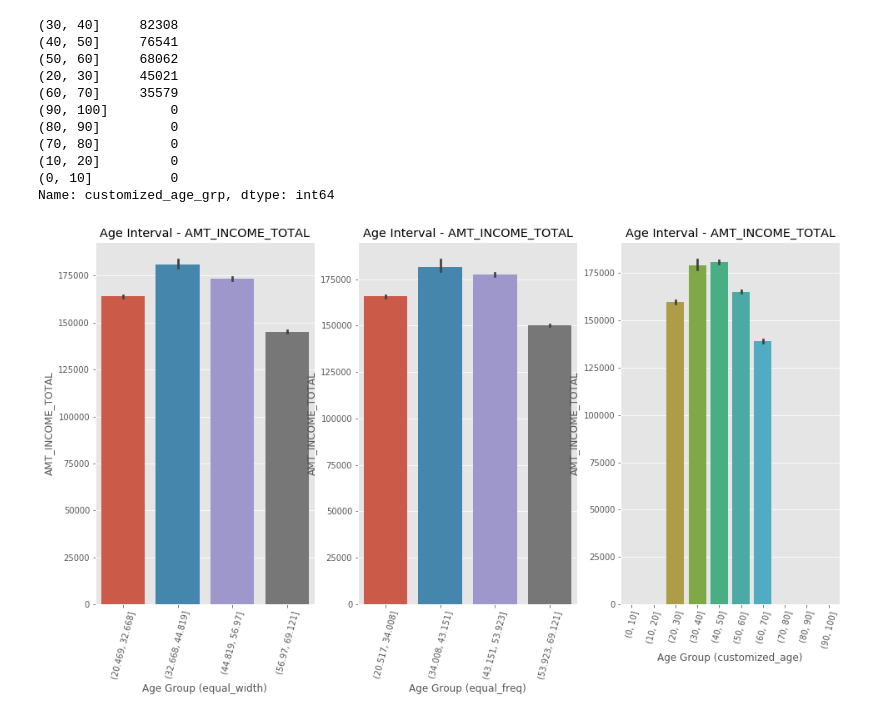
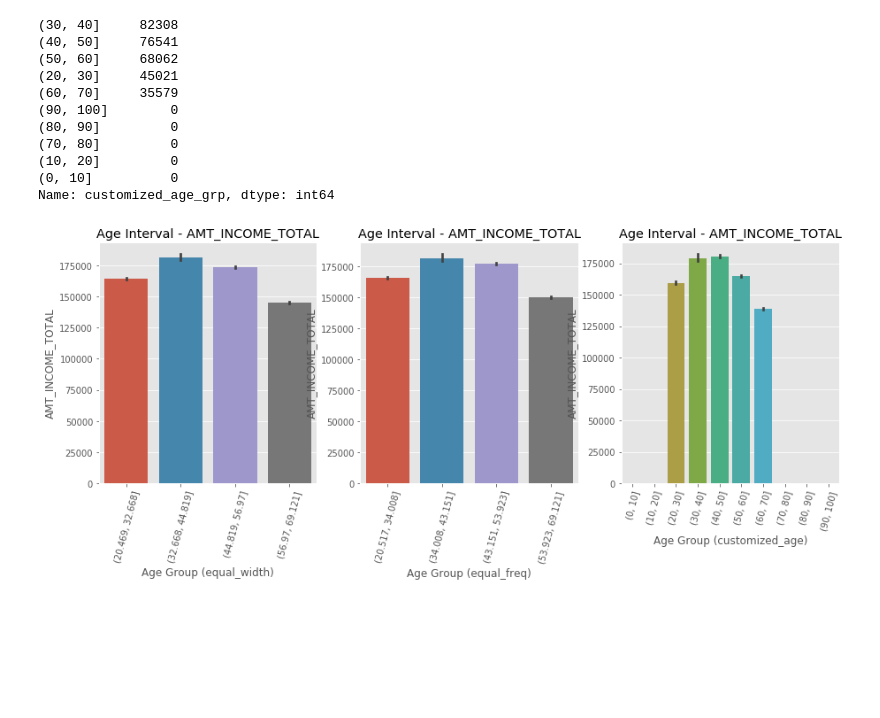
Before and after one commit to steller-chang/2nd-ML100Days, a Jupyter notebook: homework/Day_013_HW.ipynb, the cells around one changed output. Cells and saved outputs as stored; diff of their text form; code cells hidden in the pictures; blank space fills up the shorter version.

```diff
--- a/homework/Day_013_HW.ipynb
+++ b/homework/Day_013_HW.ipynb
@@ -104,32 +104,32 @@ app_train['customized_age_grp'].value_counts()
 (0, 10]          0
 Name: customized_age_grp, dtype: int64
 # %%
-plt.figure(figsize=(16, 8))
+plt.figure(figsize=(15, 5))
 plt.subplot(1,3,1)
 px = app_train['equal_width_age']
 py = app_train['AMT_INCOME_TOTAL']
 sns.barplot(px, py)
 
 # Plot labeling
 plt.xticks(rotation = 75); plt.xlabel('Age Group (equal_width)'); plt.ylabel('AMT_INCOME_TOTAL')
 plt.title('Age Interval - AMT_INCOME_TOTAL');
 
 plt.subplot(1,3,2)
 px = app_train['equal_freq_age']
 py = app_train['AMT_INCOME_TOTAL']
 sns.barplot(px, py)
 
 # Plot labeling
 plt.xticks(rotation = 75); plt.xlabel('Age Group (equal_freq)'); plt.ylabel('AMT_INCOME_TOTAL')
 plt.title('Age Interval - AMT_INCOME_TOTAL');
 
 plt.subplot(1,3,3)
 px = app_train['customized_age_grp']
 py = app_train['AMT_INCOME_TOTAL']
 sns.barplot(px, py)
 
 # Plot labeling
 plt.xticks(rotation = 75); plt.xlabel('Age Group (customized_age)'); plt.ylabel('AMT_INCOME_TOTAL')
 plt.title('Age Interval - AMT_INCOME_TOTAL');
 # %% [output]
-[figure, old version]
+[figure, new version]
```
